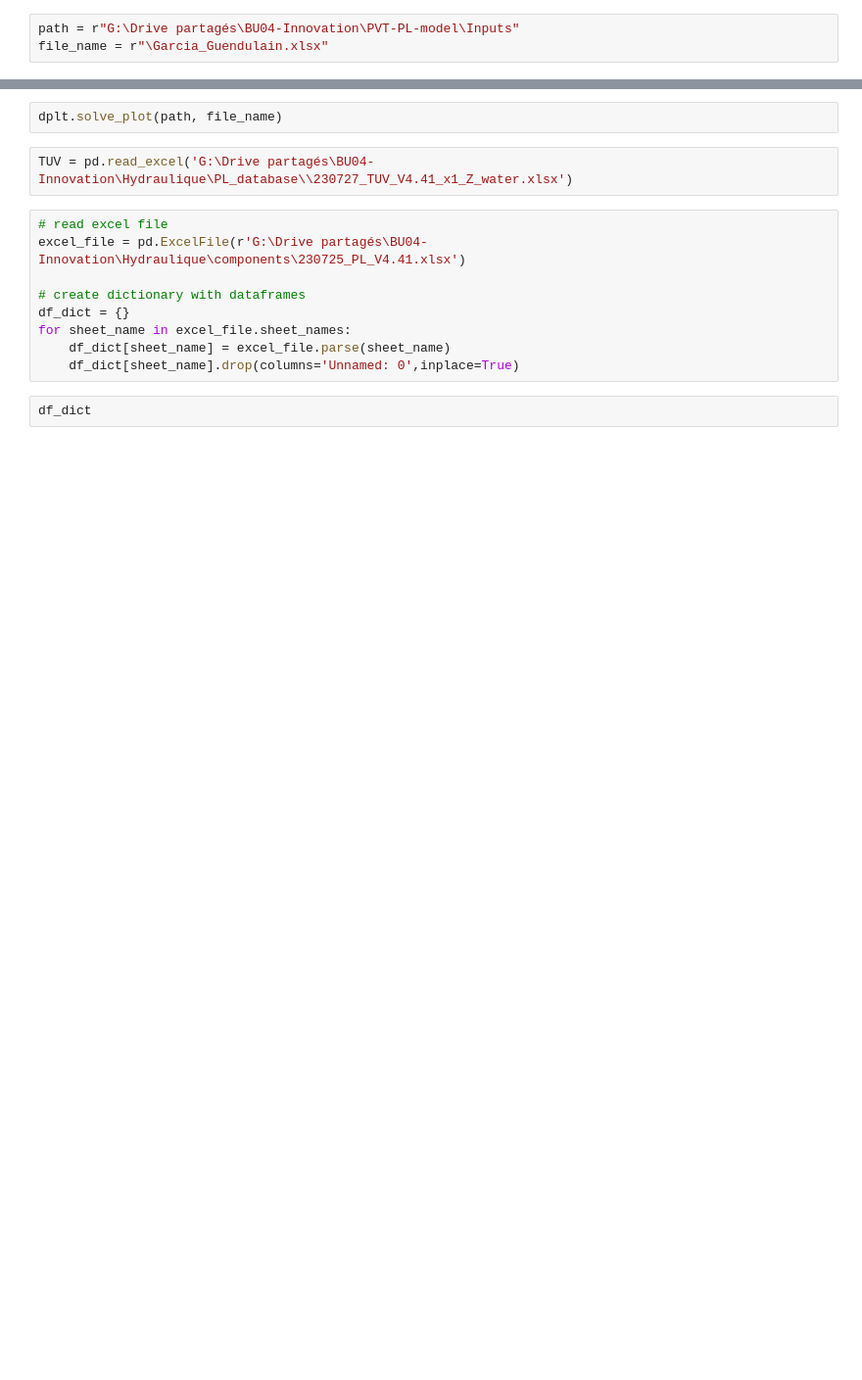
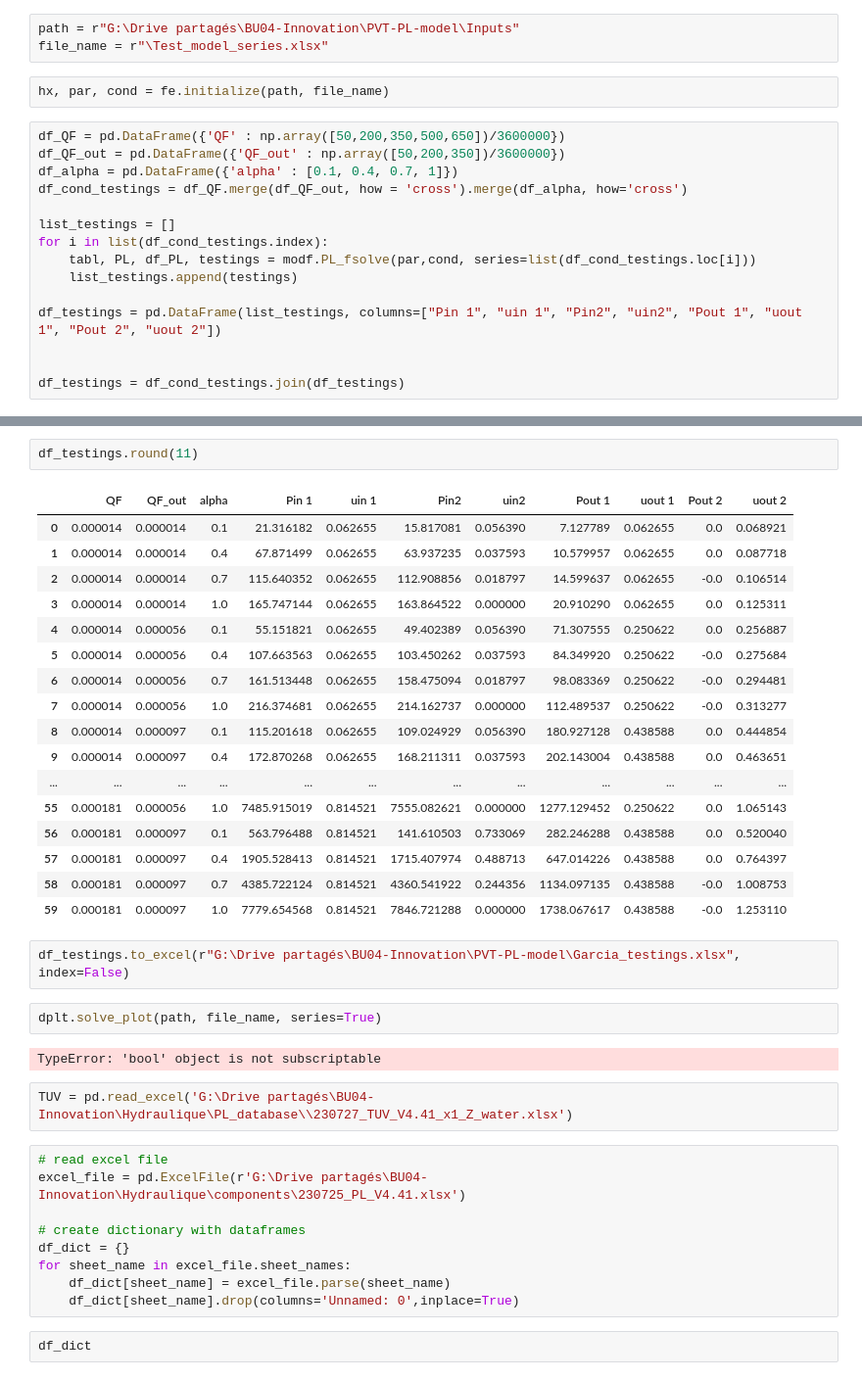
Before and after one commit to valentindelachaux/parallel-flow-distribution-pressure-loss, a Jupyter notebook: main.ipynb, the cells around one changed output, grey strips where cells are left out. Shown at 98% size. Cells and saved outputs as stored; diff of their text form; blank space fills up the shorter version.

Commit message:
range testings for Keq

```diff
--- a/main.ipynb
+++ b/main.ipynb
@@ -38,4 +40,21 @@ import torch
 import torch_model as modto
 # %%
 path = r"G:\Drive partagés\BU04-Innovation\PVT-PL-model\Inputs"
-file_name = r"\Garcia_Guendulain.xlsx"
+file_name = r"\Test_model_series.xlsx"
+# %%
+hx, par, cond = fe.initialize(path, file_name)
+# %%
+df_QF = pd.DataFrame({'QF' : np.array([50,200,350,500,650])/3600000})
+df_QF_out = pd.DataFrame({'QF_out' : np.array([50,200,350])/3600000})
+df_alpha = pd.DataFrame({'alpha' : [0.1, 0.4, 0.7, 1]})
+df_cond_testings = df_QF.merge(df_QF_out, how = 'cross').merge(df_alpha, how='cross')
+
+list_testings = []
+for i in list(df_cond_testings.index):
+    tabl, PL, df_PL, testings = modf.PL_fsolve(par,cond, series=list(df_cond_testings.loc[i]))
+    list_testings.append(testings)
+
+df_testings = pd.DataFrame(list_testings, columns=["Pin 1", "uin 1", "Pin2", "uin2", "Pout 1", "uout 1", "Pout 2", "uout 2"])
+
+
+df_testings = df_cond_testings.join(df_testings)
@@ -42,5 +64,29 @@ file_name = r"\Garcia_Guendulain.xlsx"
+# %%
+df_testings.round(11)
+# %% [output]
+|  | QF | QF_out | alpha | Pin 1 | uin 1 | Pin2 | uin2 | Pout 1 | uout 1 | Pout 2 | uout 2 |
+| 0 | 0.000014 | 0.000014 | 0.1 | 21.316182 | 0.062655 | 15.817081 | 0.056390 | 7.127789 | 0.062655 | 0.0 | 0.068921 |
+| 1 | 0.000014 | 0.000014 | 0.4 | 67.871499 | 0.062655 | 63.937235 | 0.037593 | 10.579957 | 0.062655 | 0.0 | 0.087718 |
+| 2 | 0.000014 | 0.000014 | 0.7 | 115.640352 | 0.062655 | 112.908856 | 0.018797 | 14.599637 | 0.062655 | -0.0 | 0.106514 |
+| 3 | 0.000014 | 0.000014 | 1.0 | 165.747144 | 0.062655 | 163.864522 | 0.000000 | 20.910290 | 0.062655 | 0.0 | 0.125311 |
+| 4 | 0.000014 | 0.000056 | 0.1 | 55.151821 | 0.062655 | 49.402389 | 0.056390 | 71.307555 | 0.250622 | 0.0 | 0.256887 |
+| 5 | 0.000014 | 0.000056 | 0.4 | 107.663563 | 0.062655 | 103.450262 | 0.037593 | 84.349920 | 0.250622 | -0.0 | 0.275684 |
+| 6 | 0.000014 | 0.000056 | 0.7 | 161.513448 | 0.062655 | 158.475094 | 0.018797 | 98.083369 | 0.250622 | -0.0 | 0.294481 |
+| 7 | 0.000014 | 0.000056 | 1.0 | 216.374681 | 0.062655 | 214.162737 | 0.000000 | 112.489537 | 0.250622 | -0.0 | 0.313277 |
+| 8 | 0.000014 | 0.000097 | 0.1 | 115.201618 | 0.062655 | 109.024929 | 0.056390 | 180.927128 | 0.438588 | 0.0 | 0.444854 |
+| 9 | 0.000014 | 0.000097 | 0.4 | 172.870268 | 0.062655 | 168.211311 | 0.037593 | 202.143004 | 0.438588 | 0.0 | 0.463651 |
+| ... | ... | ... | ... | ... | ... | ... | ... | ... | ... | ... | ... |
+| 55 | 0.000181 | 0.000056 | 1.0 | 7485.915019 | 0.814521 | 7555.082621 | 0.000000 | 1277.129452 | 0.250622 | 0.0 | 1.065143 |
+| 56 | 0.000181 | 0.000097 | 0.1 | 563.796488 | 0.814521 | 141.610503 | 0.733069 | 282.246288 | 0.438588 | 0.0 | 0.520040 |
+| 57 | 0.000181 | 0.000097 | 0.4 | 1905.528413 | 0.814521 | 1715.407974 | 0.488713 | 647.014226 | 0.438588 | 0.0 | 0.764397 |
+| 58 | 0.000181 | 0.000097 | 0.7 | 4385.722124 | 0.814521 | 4360.541922 | 0.244356 | 1134.097135 | 0.438588 | -0.0 | 1.008753 |
+| 59 | 0.000181 | 0.000097 | 1.0 | 7779.654568 | 0.814521 | 7846.721288 | 0.000000 | 1738.067617 | 0.438588 | -0.0 | 1.253110 |
+# %%
+df_testings.to_excel(r"G:\Drive partagés\BU04-Innovation\PVT-PL-model\Garcia_testings.xlsx", index=False)
 # %%
-dplt.solve_plot(path, file_name)
+dplt.solve_plot(path, file_name, series=True)
+# %% [output]
+TypeError: 'bool' object is not subscriptable
 # %%
 TUV = pd.read_excel('G:\Drive partagés\BU04-Innovation\Hydraulique\PL_database\\230727_TUV_V4.41_x1_Z_water.xlsx')
 # %%
```
Also changed, not shown: parts of 7 cells of this notebook, 2 other files.
